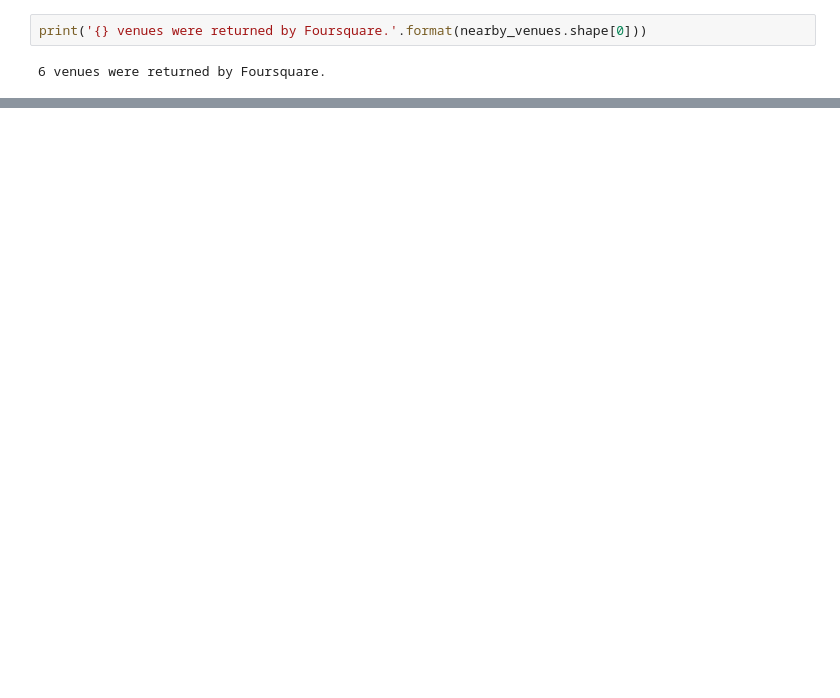
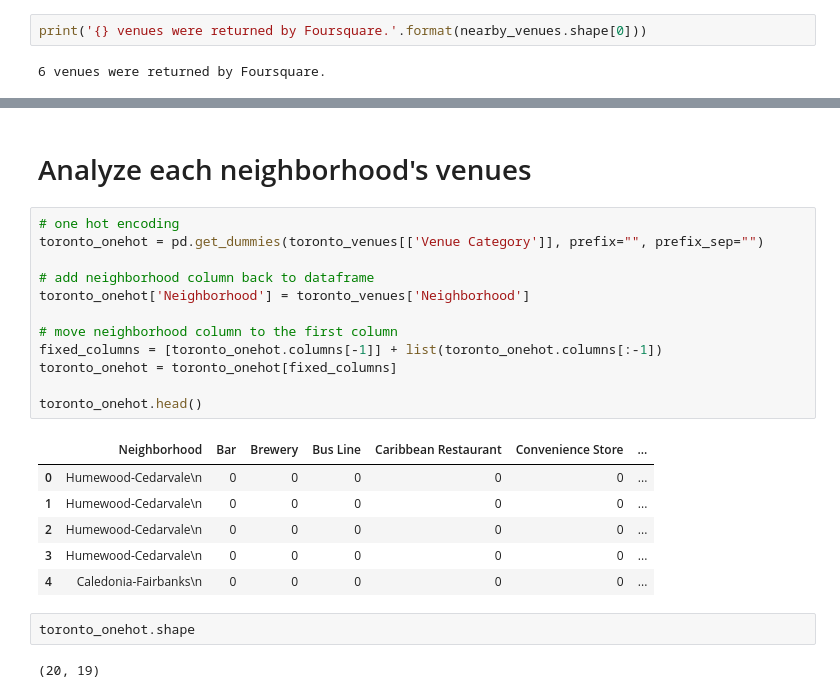
Before and after one commit to gmcookie/Coursera_Capstone, a Jupyter notebook: Toronto Capstone .ipynb, the cells around one changed output, grey strips where cells are left out. Drawn from its saved outputs; the diff is of its cells as text; blank space fills up the shorter version.

```diff
--- a/Toronto Capstone .ipynb
+++ b/Toronto Capstone .ipynb
@@ -392,0 +498,25 @@ print('{} venues were returned by Foursquare.'.format(nearby_venues.shape[0]))
+# %% [markdown]
+# Analyze each neighborhood's venues
+# %%
+# one hot encoding
+toronto_onehot = pd.get_dummies(toronto_venues[['Venue Category']], prefix="", prefix_sep="")
+
+# add neighborhood column back to dataframe
+toronto_onehot['Neighborhood'] = toronto_venues['Neighborhood']
+
+# move neighborhood column to the first column
+fixed_columns = [toronto_onehot.columns[-1]] + list(toronto_onehot.columns[:-1])
+toronto_onehot = toronto_onehot[fixed_columns]
+
+toronto_onehot.head()
+# %% [output]
+|  | Neighborhood | Bar | Brewery | Bus Line | Caribbean Restaurant | Convenience Store | ... |
+| 0 | Humewood-Cedarvale\n | 0 | 0 | 0 | 0 | 0 | ... |
+| 1 | Humewood-Cedarvale\n | 0 | 0 | 0 | 0 | 0 | ... |
+| 2 | Humewood-Cedarvale\n | 0 | 0 | 0 | 0 | 0 | ... |
+| 3 | Humewood-Cedarvale\n | 0 | 0 | 0 | 0 | 0 | ... |
+| 4 | Caledonia-Fairbanks\n | 0 | 0 | 0 | 0 | 0 | ... |
+# %%
+toronto_onehot.shape
+# %% [output]
+(20, 19)
```
Also changed, not shown: parts of 34 cells of this notebook.
